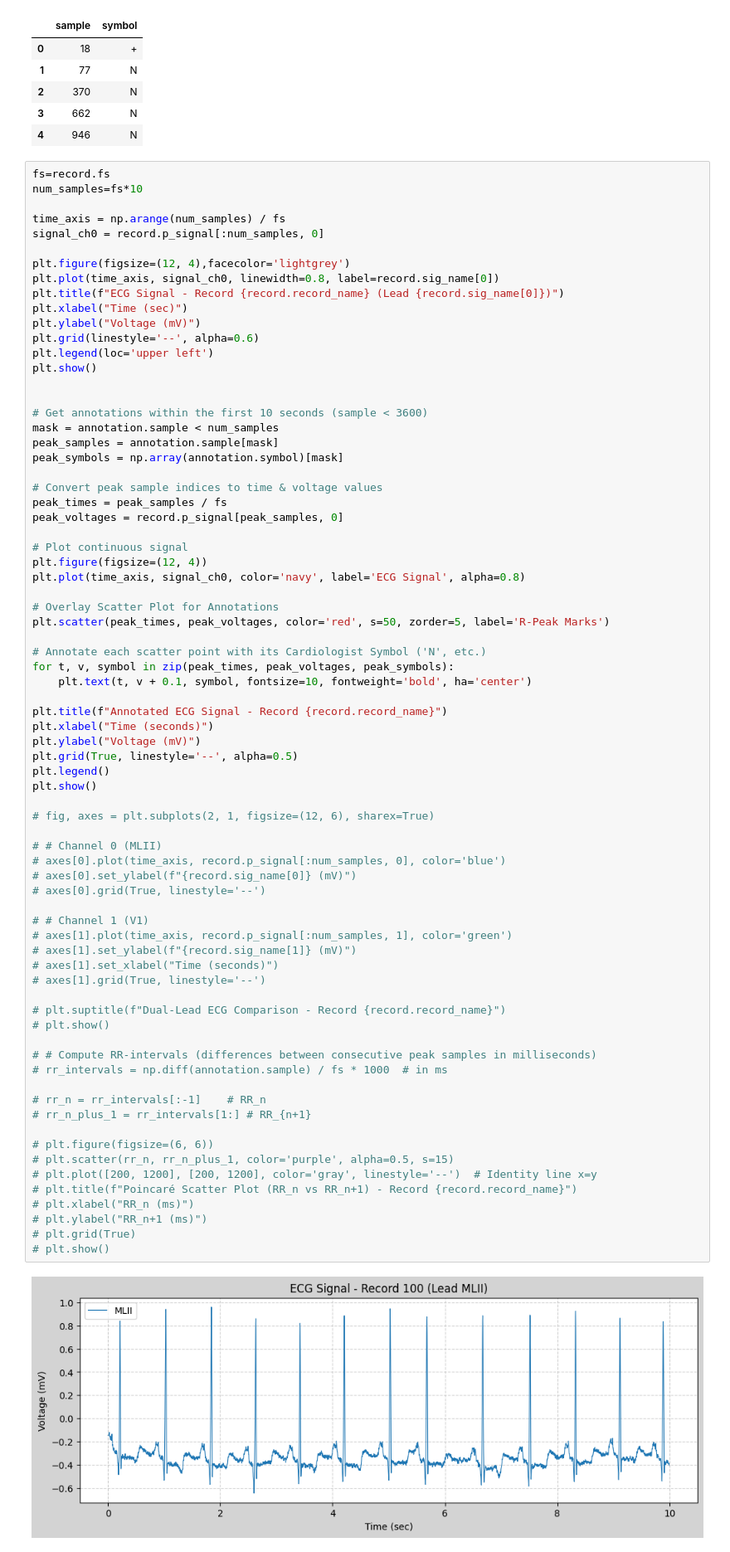
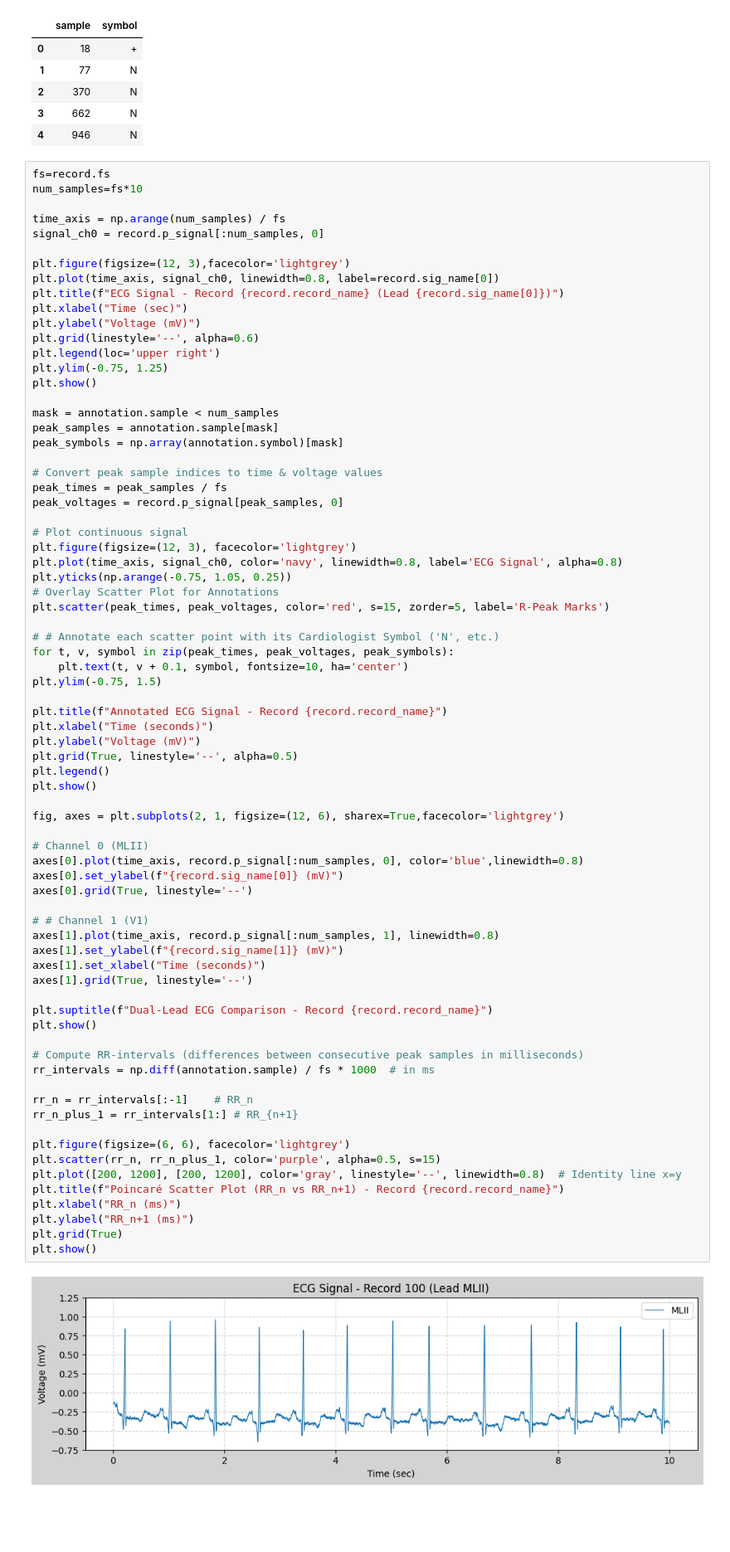
Before and after one commit to Bhuknuu/DL-for-Arrhythmia-Heartbeat-Detection, a Jupyter notebook: Arrhythmia_Heartbeat_Detection_and_comparision_of_DL_models.ipynb, the cells around one changed output. Shown at 83% size. Drawn from its saved outputs; the diff is of its cells as text; blank space fills up the shorter version.

```diff
--- a/Arrhythmia_Heartbeat_Detection_and_comparision_of_DL_models.ipynb
+++ b/Arrhythmia_Heartbeat_Detection_and_comparision_of_DL_models.ipynb
@@ -123,72 +123,72 @@ num_samples=fs*10
 time_axis = np.arange(num_samples) / fs
 signal_ch0 = record.p_signal[:num_samples, 0]
 
-plt.figure(figsize=(12, 4),facecolor='lightgrey')
+plt.figure(figsize=(12, 3),facecolor='lightgrey')
 plt.plot(time_axis, signal_ch0, linewidth=0.8, label=record.sig_name[0])
 plt.title(f"ECG Signal - Record {record.record_name} (Lead {record.sig_name[0]})")
 plt.xlabel("Time (sec)")
 plt.ylabel("Voltage (mV)")
 plt.grid(linestyle='--', alpha=0.6)
-plt.legend(loc='upper left')
+plt.legend(loc='upper right')
+plt.ylim(-0.75, 1.25)
 plt.show()
 
-
-# Get annotations within the first 10 seconds (sample < 3600)
 mask = annotation.sample < num_samples
 peak_samples = annotation.sample[mask]
 peak_symbols = np.array(annotation.symbol)[mask]
 
 # Convert peak sample indices to time & voltage values
 peak_times = peak_samples / fs
 peak_voltages = record.p_signal[peak_samples, 0]
 
 # Plot continuous signal
-plt.figure(figsize=(12, 4))
-plt.plot(time_axis, signal_ch0, color='navy', label='ECG Signal', alpha=0.8)
+plt.figure(figsize=(12, 3), facecolor='lightgrey')
+plt.plot(time_axis, signal_ch0, color='navy', linewidth=0.8, label='ECG Signal', alpha=0.8)
+plt.yticks(np.arange(-0.75, 1.05, 0.25))
+# Overlay Scatter Plot for Annotations
+plt.scatter(peak_times, peak_voltages, color='red', s=15, zorder=5, label='R-Peak Marks')
 
-# Overlay Scatter Plot for Annotations
-plt.scatter(peak_times, peak_voltages, color='red', s=50, zorder=5, label='R-Peak Marks')
-
-# Annotate each scatter point with its Cardiologist Symbol ('N', etc.)
+# # Annotate each scatter point with its Cardiologist Symbol ('N', etc.)
 for t, v, symbol in zip(peak_times, peak_voltages, peak_symbols):
-    plt.text(t, v + 0.1, symbol, fontsize=10, fontweight='bold', ha='center')
+    plt.text(t, v + 0.1, symbol, fontsize=10, ha='center')
+plt.ylim(-0.75, 1.5)
 
 plt.title(f"Annotated ECG Signal - Record {record.record_name}")
 plt.xlabel("Time (seconds)")
 plt.ylabel("Voltage (mV)")
 plt.grid(True, linestyle='--', alpha=0.5)
 plt.legend()
 plt.show()
 
-# fig, axes = plt.subplots(2, 1, figsize=(12, 6), sharex=True)
+fig, axes = plt.subplots(2, 1, figsize=(12, 6), sharex=True,facecolor='lightgrey')
 
-# # Channel 0 (MLII)
-# axes[0].plot(time_axis, record.p_signal[:num_samples, 0], color='blue')
-# axes[0].set_ylabel(f"{record.sig_name[0]} (mV)")
-# axes[0].grid(True, linestyle='--')
+# Channel 0 (MLII)
+axes[0].plot(time_axis, record.p_signal[:num_samples, 0], color='blue',linewidth=0.8)
+axes[0].set_ylabel(f"{record.sig_name[0]} (mV)")
+axes[0].grid(True, linestyle='--')
 
 # # Channel 1 (V1)
-# axes[1].plot(time_axis, record.p_signal[:num_samples, 1], color='green')
-# axes[1].set_ylabel(f"{record.sig_name[1]} (mV)")
-# axes[1].set_xlabel("Time (seconds)")
-# axes[1].grid(True, linestyle='--')
+axes[1].plot(time_axis, record.p_signal[:num_samples, 1], linewidth=0.8)
+axes[1].set_ylabel(f"{record.sig_name[1]} (mV)")
+axes[1].set_xlabel("Time (seconds)")
+axes[1].grid(True, linestyle='--')
 
-# plt.suptitle(f"Dual-Lead ECG Comparison - Record {record.record_name}")
-# plt.show()
+plt.suptitle(f"Dual-Lead ECG Comparison - Record {record.record_name}")
+plt.show()
 
-# # Compute RR-intervals (differences between consecutive peak samples in milliseconds)
-# rr_intervals = np.diff(annotation.sample) / fs * 1000  # in ms
+# Compute RR-intervals (differences between consecutive peak samples in milliseconds)
+rr_intervals = np.diff(annotation.sample) / fs * 1000  # in ms
 
-# rr_n = rr_intervals[:-1]    # RR_n
-# rr_n_plus_1 = rr_intervals[1:] # RR_{n+1}
+rr_n = rr_intervals[:-1]    # RR_n
+rr_n_plus_1 = rr_intervals[1:] # RR_{n+1}
 
-# plt.figure(figsize=(6, 6))
-# plt.scatter(rr_n, rr_n_plus_1, color='purple', alpha=0.5, s=15)
-# plt.plot([200, 1200], [200, 1200], color='gray', linestyle='--')  # Identity line x=y
-# plt.title(f"Poincaré Scatter Plot (RR_n vs RR_n+1) - Record {record.record_name}")
-# plt.xlabel("RR_n (ms)")
-# plt.ylabel("RR_n+1 (ms)")
-# plt.grid(True)
-# plt.show()
+plt.figure(figsize=(6, 6), facecolor='lightgrey')
+plt.scatter(rr_n, rr_n_plus_1, color='purple', alpha=0.5, s=15)
+plt.plot([200, 1200], [200, 1200], color='gray', linestyle='--', linewidth=0.8)  # Identity line x=y
+plt.title(f"Poincaré Scatter Plot (RR_n vs RR_n+1) - Record {record.record_name}")
+plt.xlabel("RR_n (ms)")
+plt.ylabel("RR_n+1 (ms)")
+plt.grid(True)
+plt.show()
 # %% [output]
-[figure, old version]
+[figure, new version]
```
Also changed, not shown: parts of 2 cells of this notebook.
